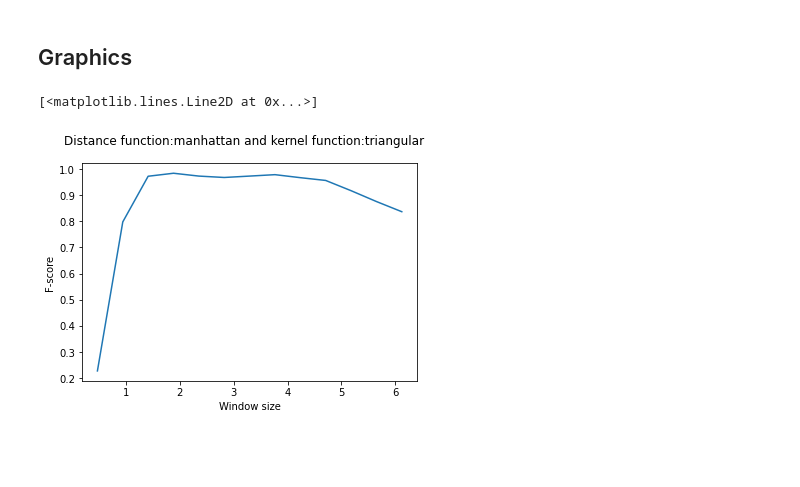
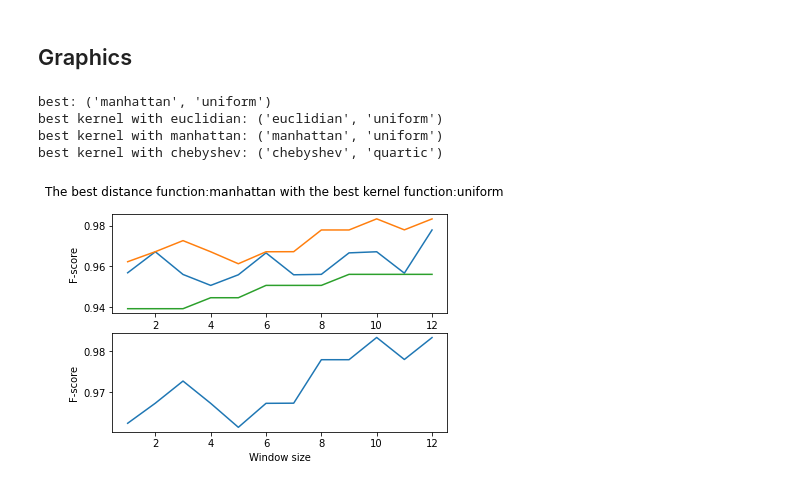
Before and after one commit to DubKoldun/university-courses, a Jupyter notebook: MachineLearning/kNN/knn.ipynb, the cells around one changed output. Drawn from its saved outputs; the diff is of its cells as text; code cells hidden in the pictures; blank space fills up the shorter version.

Commit message:
✨ ML kNN done. added full plots

```diff
--- a/MachineLearning/kNN/knn.ipynb
+++ b/MachineLearning/kNN/knn.ipynb
@@ -396,16 +424,35 @@ def find_best_params():
 # %% [markdown]
 ## Graphics
-# %%
-import matplotlib.pyplot as plt
-
-tup = find_best_params()
-
-plt.xlabel('Window size')
-plt.ylabel('F-score')
-plt.suptitle("Distance function:{dis} and kernel function:{ker}".format(dis = tup[0], ker = tup[1]))
-
-record = f_scores[tup]
-plt.plot(list(record[0]), list(record[1]))
-# %% [output]
-[<matplotlib.lines.Line2D at 0x...>]
-[figure, removed]
+# %%
+best, euc, man, che = find_best_params(f_scores_variable)
+
+print("best:", best)
+print("best kernel with euclidian:", euc)
+print("best kernel with manhattan:", man)
+print("best kernel with chebyshev:", che)
+
+record_best = f_scores_variable[best]
+ano_record1 = f_scores_variable[euc]
+ano_record2 = f_scores_variable[man]
+ano_record3 = f_scores_variable[che]
+
+plt.subplot(2, 1, 1)
+plt.ylabel('F-score')
+plt.suptitle("The best distance function:{dis} with the best kernel function:{ker}".format(dis = best[0], ker = best[1]))
+
+plt.plot(list(ano_record1[0]), list(ano_record1[1]))
+plt.plot(list(ano_record2[0]), list(ano_record2[1]))
+plt.plot(list(ano_record3[0]), list(ano_record3[1]))
+
+plt.subplot(2, 1, 2)
+plt.xlabel('Window size')
+plt.ylabel('F-score')
+plt.plot(list(record_best[0]), list(record_best[1]))
+
+plt.show()
+# %% [output]
+best: ('manhattan', 'uniform')
+best kernel with euclidian: ('euclidian', 'uniform')
+best kernel with manhattan: ('manhattan', 'uniform')
+best kernel with chebyshev: ('chebyshev', 'quartic')
+[figure, added]
```
Also changed, not shown: parts of 4 cells of this notebook.
